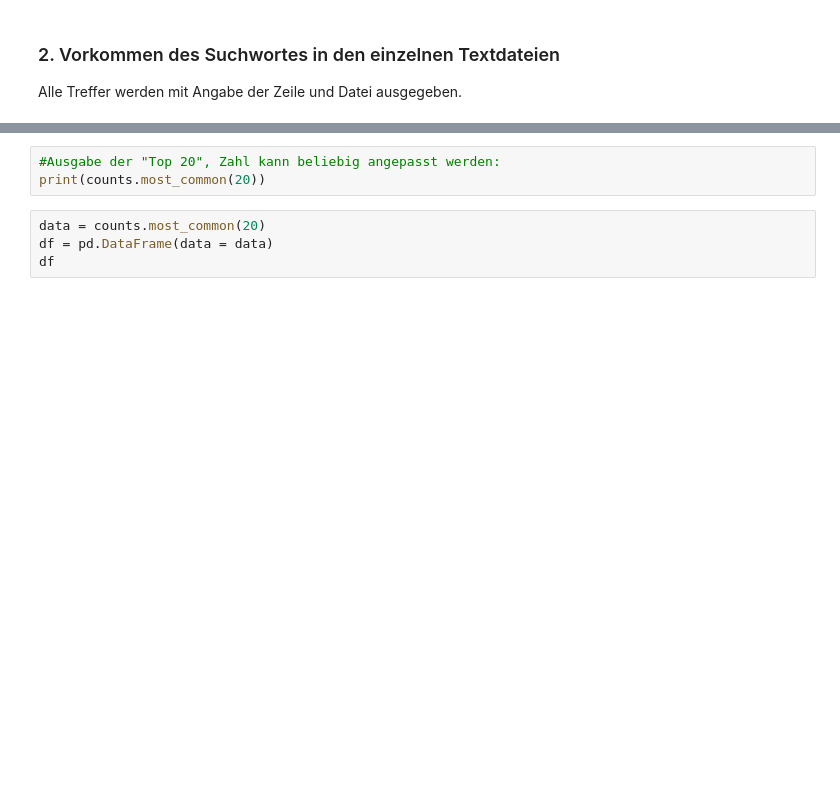
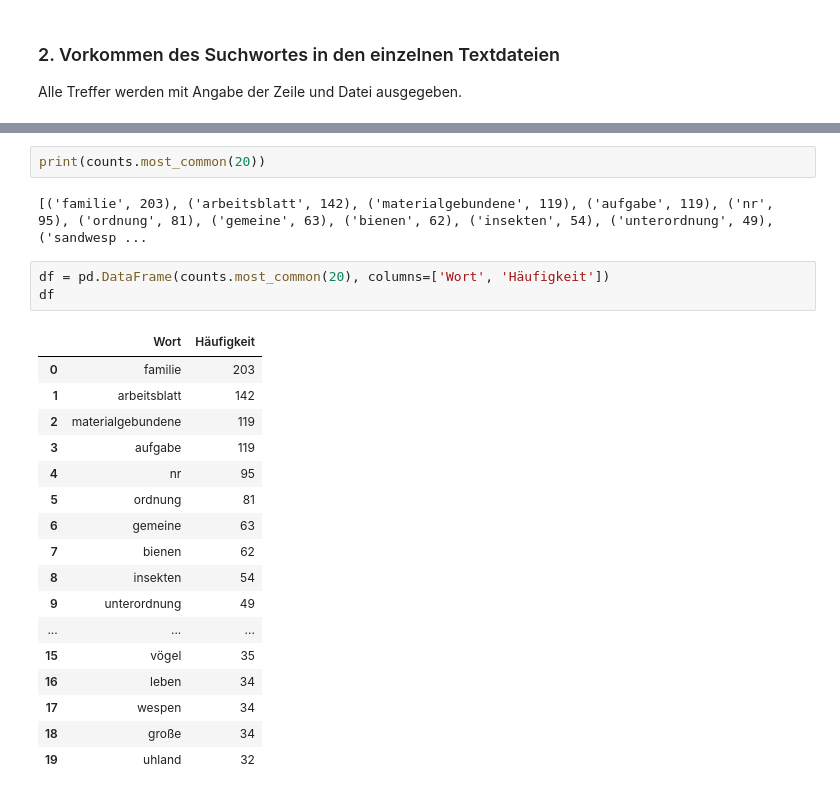
Before and after one commit to anketaube/DNBLab, a Jupyter notebook: DNB_Volltextsuche_Tutorial.ipynb, the cells around one changed output, grey strips where cells are left out. Cells and saved outputs as stored; diff of their text form; blank space fills up the shorter version.

```diff
--- a/DNB_Volltextsuche_Tutorial.ipynb
+++ b/DNB_Volltextsuche_Tutorial.ipynb
@@ -268,8 +348,26 @@ counts = Counter(tokens_without_sw)
-# %%
-#Ausgabe der "Top 20", Zahl kann beliebig angepasst werden:
-print(counts.most_common(20))
-# %%
-data = counts.most_common(20)
-df = pd.DataFrame(data = data)
-df
+# %%
+print(counts.most_common(20))
+# %% [output]
+[('familie', 203), ('arbeitsblatt', 142), ('materialgebundene', 119), ('aufgabe', 119), ('nr', 95), ('ordnung', 81), ('gemeine', 63), ('bienen', 62), ('insekten', 54), ('unterordnung', 49), ('sandwesp ...
+# %%
+df = pd.DataFrame(counts.most_common(20), columns=['Wort', 'Häufigkeit'])
+df
+# %% [output]
+|  | Wort | Häufigkeit |
+| 0 | familie | 203 |
+| 1 | arbeitsblatt | 142 |
+| 2 | materialgebundene | 119 |
+| 3 | aufgabe | 119 |
+| 4 | nr | 95 |
+| 5 | ordnung | 81 |
+| 6 | gemeine | 63 |
+| 7 | bienen | 62 |
+| 8 | insekten | 54 |
+| 9 | unterordnung | 49 |
+| ... | ... | ... |
+| 15 | vögel | 35 |
+| 16 | leben | 34 |
+| 17 | wespen | 34 |
+| 18 | große | 34 |
+| 19 | uhland | 32 |
 # %%
```
Also changed, not shown: parts of 12 cells of this notebook.
